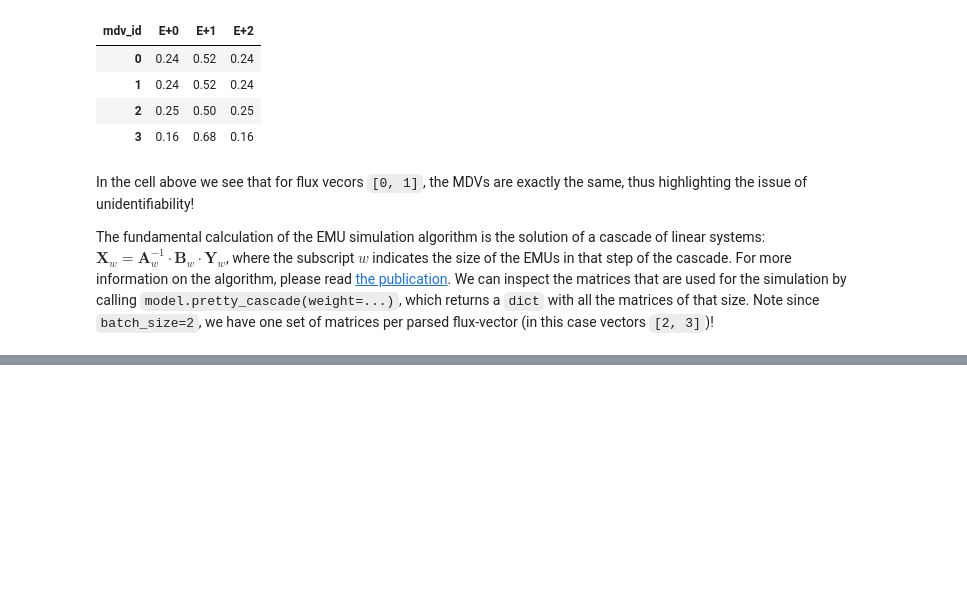
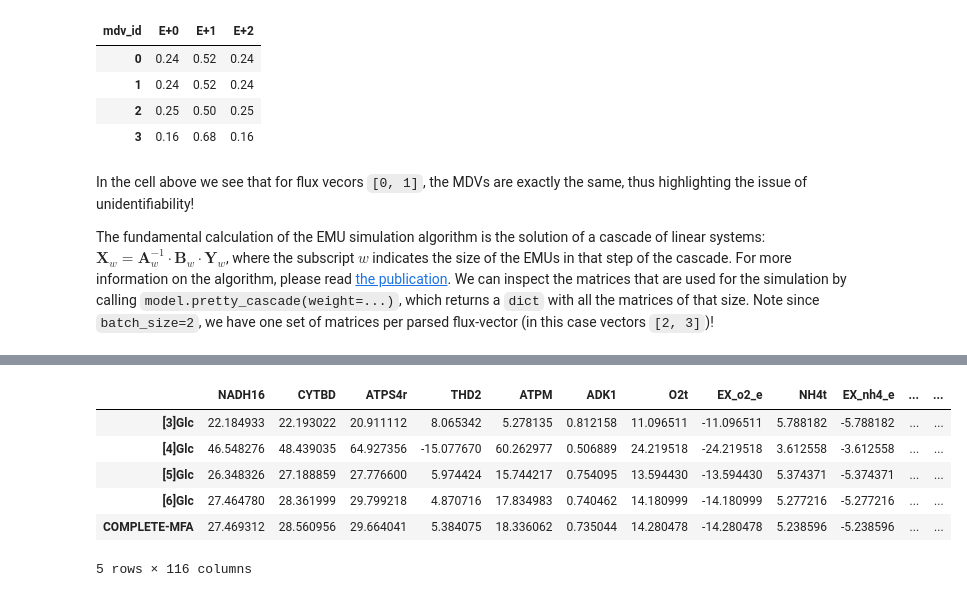
Before and after one commit to Patrickens/sbmfi, a Jupyter notebook: sbmfi_demo.ipynb, the cells around one changed output, grey strips where cells are left out. Drawn from its saved outputs; the diff is of its cells as text; code cells hidden in the pictures; blank space fills up the shorter version.

```diff
--- a/sbmfi_demo.ipynb
+++ b/sbmfi_demo.ipynb
@@ -231,0 +457,11 @@ For now, I think this is enough information. The next steps in the simulation pr
+# %%
+# these are the MLE inferred fluxes from the Crown publication in the thermodynamic coordinate system
+anton_kwargs['fluxes_df'].iloc[-5:]
+# %% [output]
+|  | NADH16 | CYTBD | ATPS4r | THD2 | ATPM | ADK1 | O2t | EX_o2_e | NH4t | EX_nh4_e | ... | ... |
+| [3]Glc | 22.184933 | 22.193022 | 20.911112 | 8.065342 | 5.278135 | 0.812158 | 11.096511 | -11.096511 | 5.788182 | -5.788182 | ... | ... |
+| [4]Glc | 46.548276 | 48.439035 | 64.927356 | -15.077670 | 60.262977 | 0.506889 | 24.219518 | -24.219518 | 3.612558 | -3.612558 | ... | ... |
+| [5]Glc | 26.348326 | 27.188859 | 27.776600 | 5.974424 | 15.744217 | 0.754095 | 13.594430 | -13.594430 | 5.374371 | -5.374371 | ... | ... |
+| [6]Glc | 27.464780 | 28.361999 | 29.799218 | 4.870716 | 17.834983 | 0.740462 | 14.180999 | -14.180999 | 5.277216 | -5.277216 | ... | ... |
+| COMPLETE-MFA | 27.469312 | 28.560956 | 29.664041 | 5.384075 | 18.336062 | 0.735044 | 14.280478 | -14.280478 | 5.238596 | -5.238596 | ... | ... |
+5 rows × 116 columns
```
Also changed, not shown: parts of 79 cells of this notebook, 13 other files.
